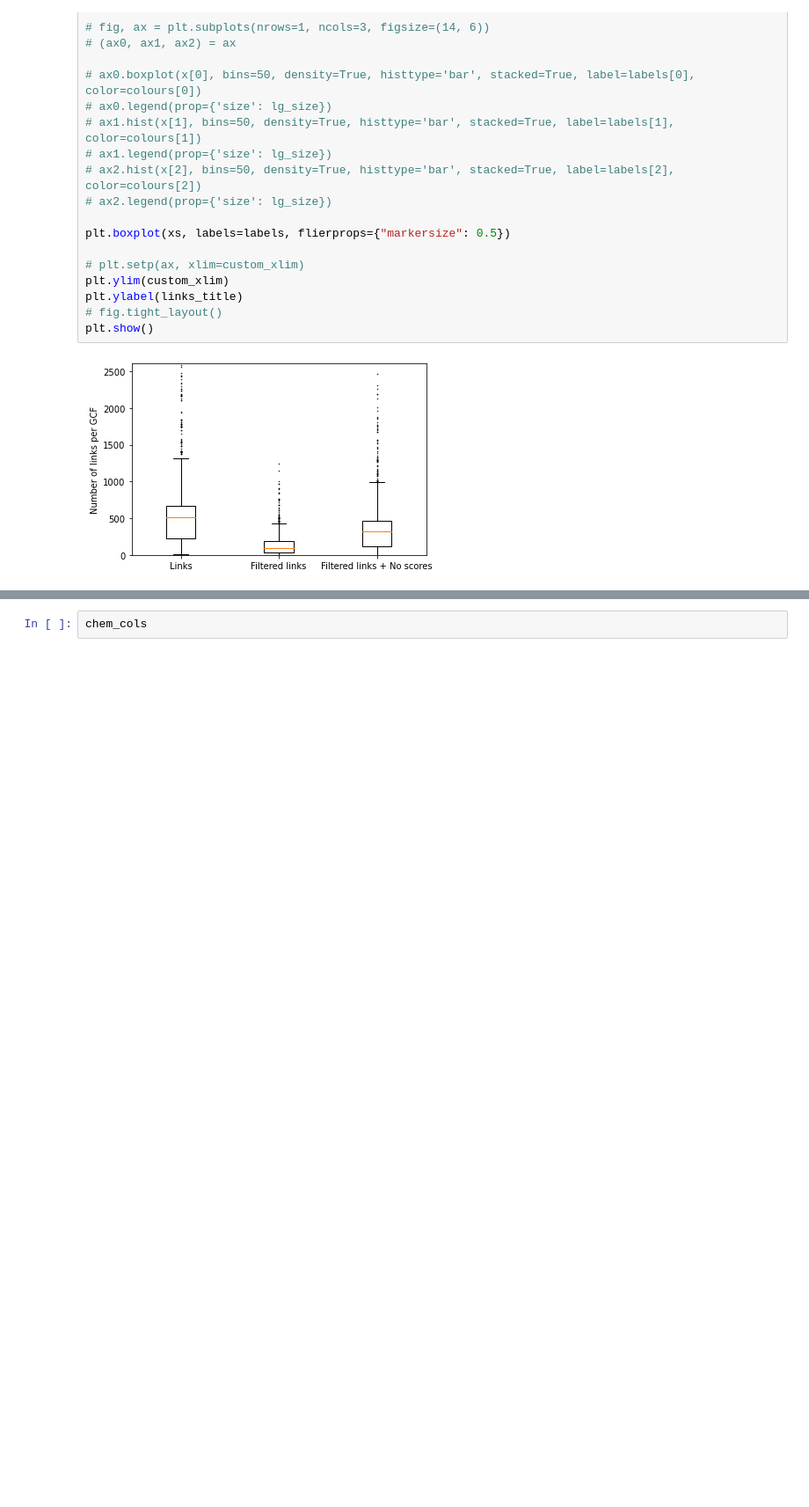
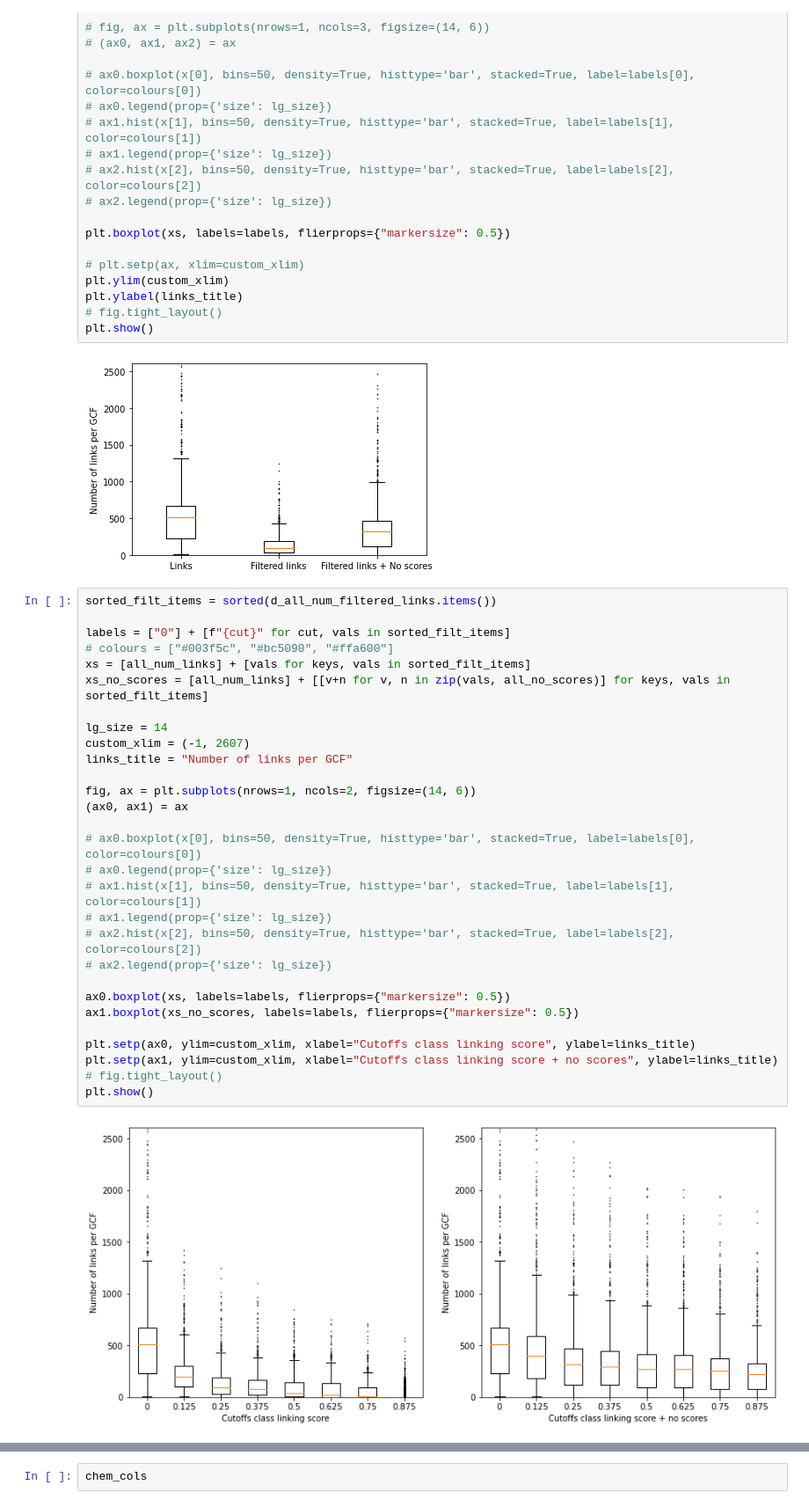
Before and after one commit to NPLinker/nplinker, a Jupyter notebook: notebooks/2-class_linking_tests.ipynb, the cells around one changed output, grey strips where cells are left out. Shown: that part at 88% size. Cells and saved outputs as stored; diff of their text form; blank space fills up the shorter version.

```diff
--- a/notebooks/2-class_linking_tests.ipynb
+++ b/notebooks/2-class_linking_tests.ipynb
@@ -450,6 +614,37 @@ plt.ylabel(links_title)
 plt.show()
 # %% [output]
 [figure]
+# %%
+sorted_filt_items = sorted(d_all_num_filtered_links.items())
+
+labels = ["0"] + [f"{cut}" for cut, vals in sorted_filt_items]
+# colours = ["#003f5c", "#bc5090", "#ffa600"]
+xs = [all_num_links] + [vals for keys, vals in sorted_filt_items]
+xs_no_scores = [all_num_links] + [[v+n for v, n in zip(vals, all_no_scores)] for keys, vals in sorted_filt_items]
+
+lg_size = 14
+custom_xlim = (-1, 2607)
+links_title = "Number of links per GCF"
+
+fig, ax = plt.subplots(nrows=1, ncols=2, figsize=(14, 6))
+(ax0, ax1) = ax
+
+# ax0.boxplot(x[0], bins=50, density=True, histtype='bar', stacked=True, label=labels[0], color=colours[0])
+# ax0.legend(prop={'size': lg_size})
+# ax1.hist(x[1], bins=50, density=True, histtype='bar', stacked=True, label=labels[1], color=colours[1])
+# ax1.legend(prop={'size': lg_size})
+# ax2.hist(x[2], bins=50, density=True, histtype='bar', stacked=True, label=labels[2], color=colours[2])
+# ax2.legend(prop={'size': lg_size})
+
+ax0.boxplot(xs, labels=labels, flierprops={"markersize": 0.5})
+ax1.boxplot(xs_no_scores, labels=labels, flierprops={"markersize": 0.5})
+
+plt.setp(ax0, ylim=custom_xlim, xlabel="Cutoffs class linking score", ylabel=links_title)
+plt.setp(ax1, ylim=custom_xlim, xlabel="Cutoffs class linking score + no scores", ylabel=links_title)
+# fig.tight_layout()
+plt.show()
+# %% [output]
+[figure, added]
 # %%
 import seaborn as sns
 import pandas as pd
```
Also changed, not shown: parts of 49 cells of this notebook.
